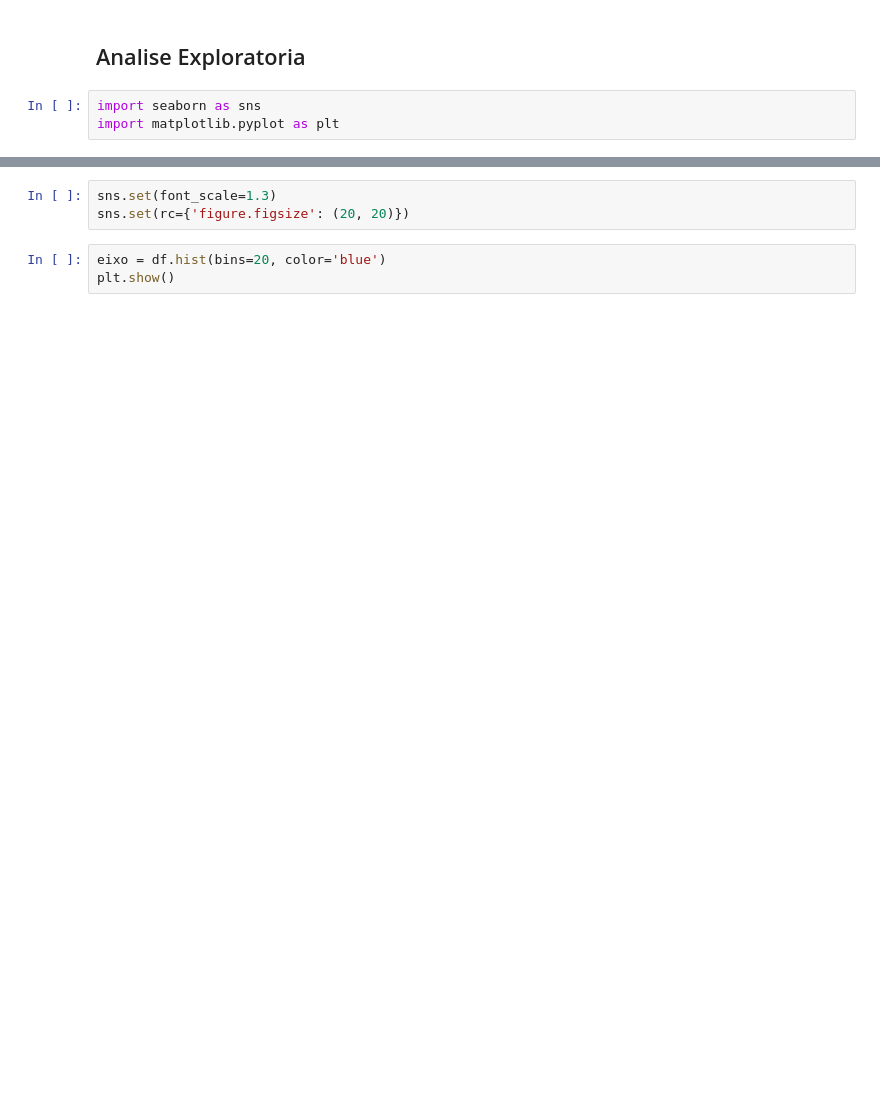
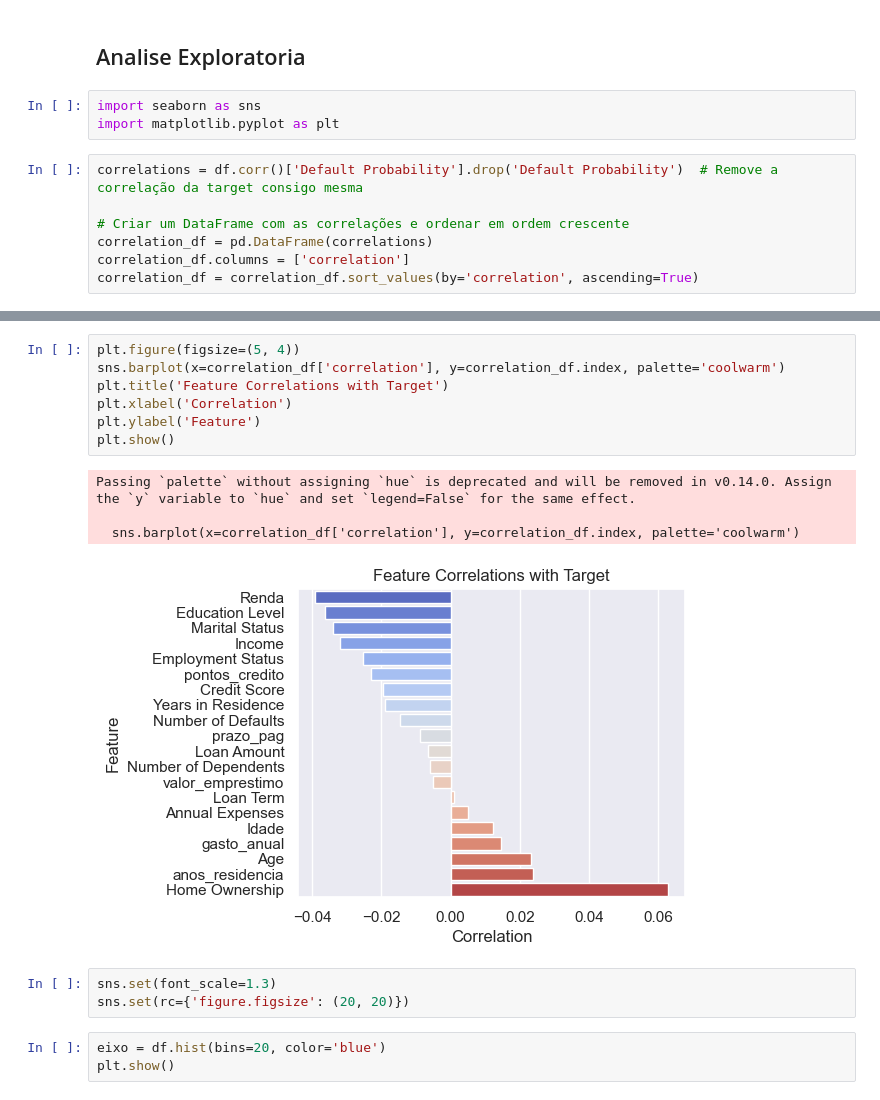
Before and after one commit to barros-bianca/Itau-Analise-de-Credito, a Jupyter notebook: Notebook/Data Preparation.ipynb, the cells around one changed output, grey strips where cells are left out. Drawn from its saved outputs; the diff is of its cells as text; blank space fills up the shorter version.

```diff
--- a/Notebook/Data Preparation.ipynb
+++ b/Notebook/Data Preparation.ipynb
@@ -116,3 +168,10 @@ Name: count, dtype: int64
 # %%
 import seaborn as sns
 import matplotlib.pyplot as plt
+# %%
+correlations = df.corr()['Default Probability'].drop('Default Probability')  # Remove a correlação da target consigo mesma
+
+# Criar um DataFrame com as correlações e ordenar em ordem crescente
+correlation_df = pd.DataFrame(correlations)
+correlation_df.columns = ['correlation']
+correlation_df = correlation_df.sort_values(by='correlation', ascending=True)
@@ -119,3 +198,15 @@ import matplotlib.pyplot as plt
+# %%
+plt.figure(figsize=(5, 4))
+sns.barplot(x=correlation_df['correlation'], y=correlation_df.index, palette='coolwarm')
+plt.title('Feature Correlations with Target')
+plt.xlabel('Correlation')
+plt.ylabel('Feature')
+plt.show()
+# %% [output]
+Passing `palette` without assigning `hue` is deprecated and will be removed in v0.14.0. Assign the `y` variable to `hue` and set `legend=False` for the same effect.
+
+  sns.barplot(x=correlation_df['correlation'], y=correlation_df.index, palette='coolwarm')
+[figure, added]
 # %%
 sns.set(font_scale=1.3)
 sns.set(rc={'figure.figsize': (20, 20)})
```
Also changed, not shown: parts of 52 cells of this notebook.
